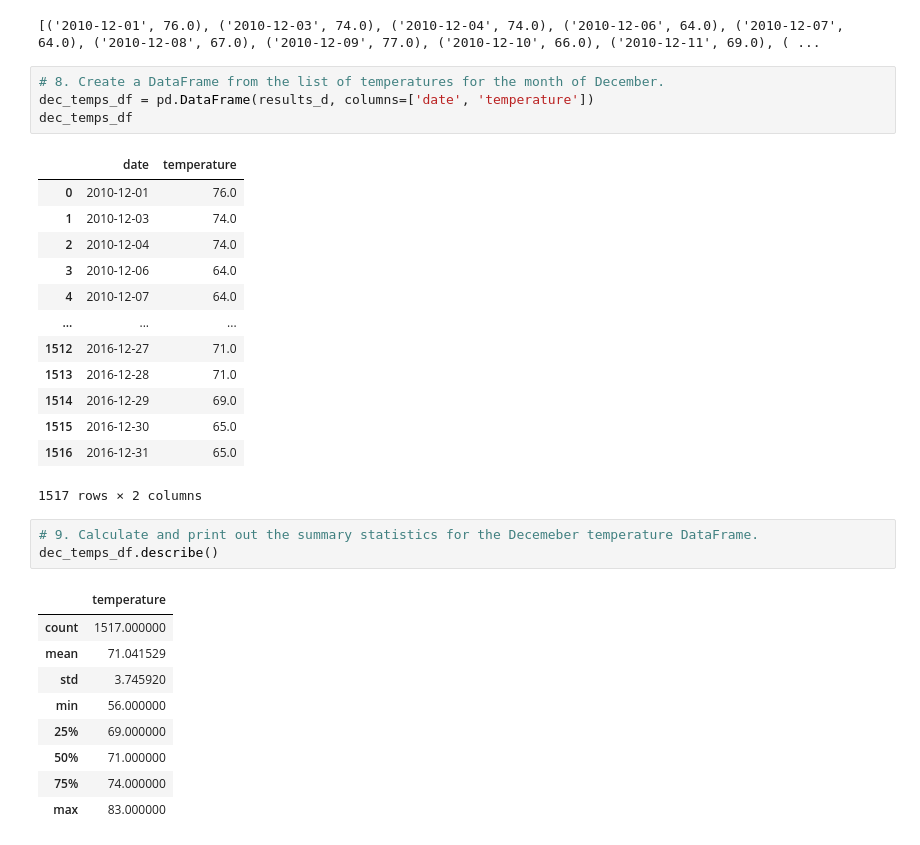
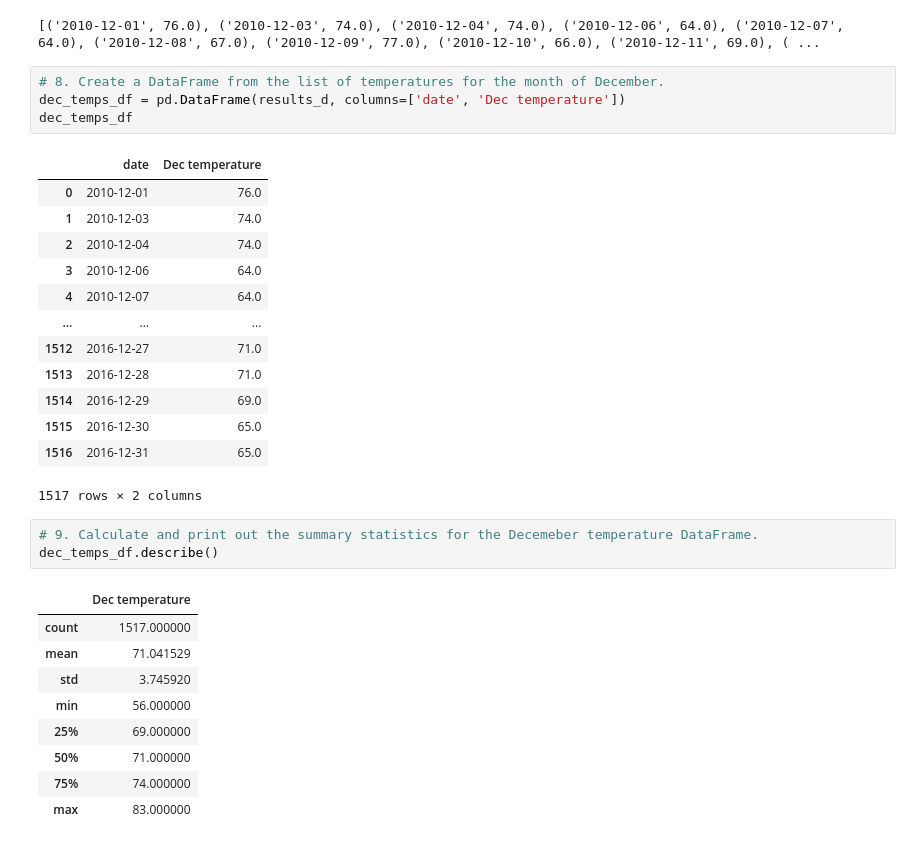
Before and after one commit to LiShanDa2021/surfs_up, a Jupyter notebook: SurfsUp_Challenge.ipynb, the cells around one changed output. Drawn from its saved outputs; the diff is of its cells as text.

```diff
--- a/SurfsUp_Challenge.ipynb
+++ b/SurfsUp_Challenge.ipynb
@@ -81,10 +81,10 @@ print(results_d.all())
 [('2010-12-01', 76.0), ('2010-12-03', 74.0), ('2010-12-04', 74.0), ('2010-12-06', 64.0), ('2010-12-07', 64.0), ('2010-12-08', 67.0), ('2010-12-09', 77.0), ('2010-12-10', 66.0), ('2010-12-11', 69.0), ( ...
 # %%
 # 8. Create a DataFrame from the list of temperatures for the month of December.
-dec_temps_df = pd.DataFrame(results_d, columns=['date', 'temperature'])
+dec_temps_df = pd.DataFrame(results_d, columns=['date', 'Dec temperature'])
 dec_temps_df
 # %% [output]
-|  | date | temperature |
+|  | date | Dec temperature |
 | 0 | 2010-12-01 | 76.0 |
 | 1 | 2010-12-03 | 74.0 |
 | 2 | 2010-12-04 | 74.0 |
@@ -101,7 +101,7 @@ dec_temps_df
 # 9. Calculate and print out the summary statistics for the Decemeber temperature DataFrame.
 dec_temps_df.describe()
 # %% [output]
-|  | temperature |
+|  | Dec temperature |
 | count | 1517.000000 |
 | mean | 71.041529 |
 | std | 3.745920 |
```
Also changed, not shown: parts of 2 cells of this notebook.
